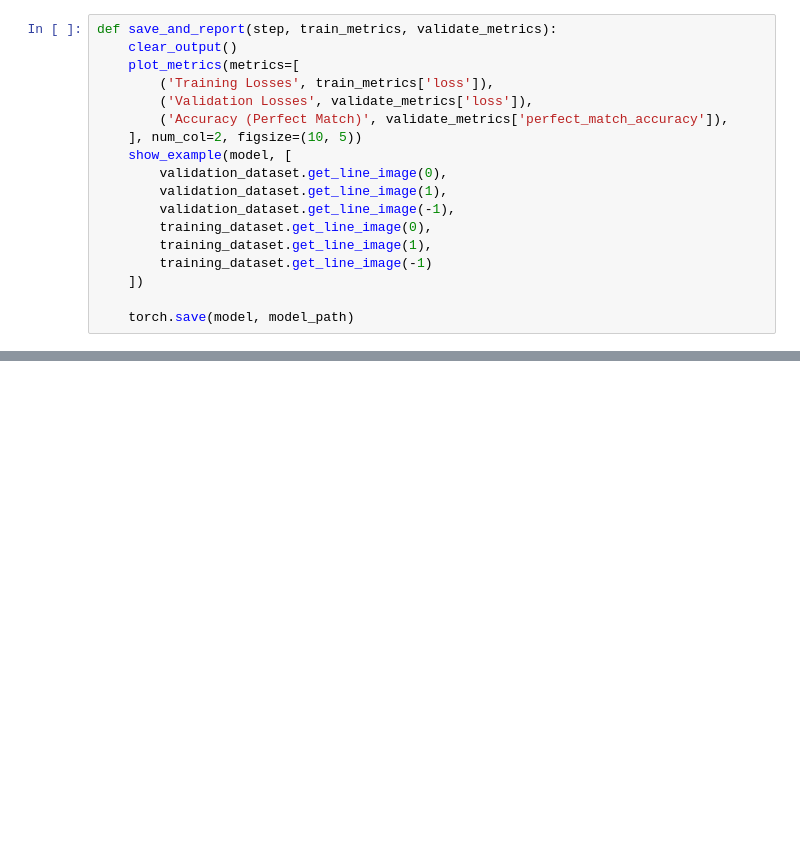
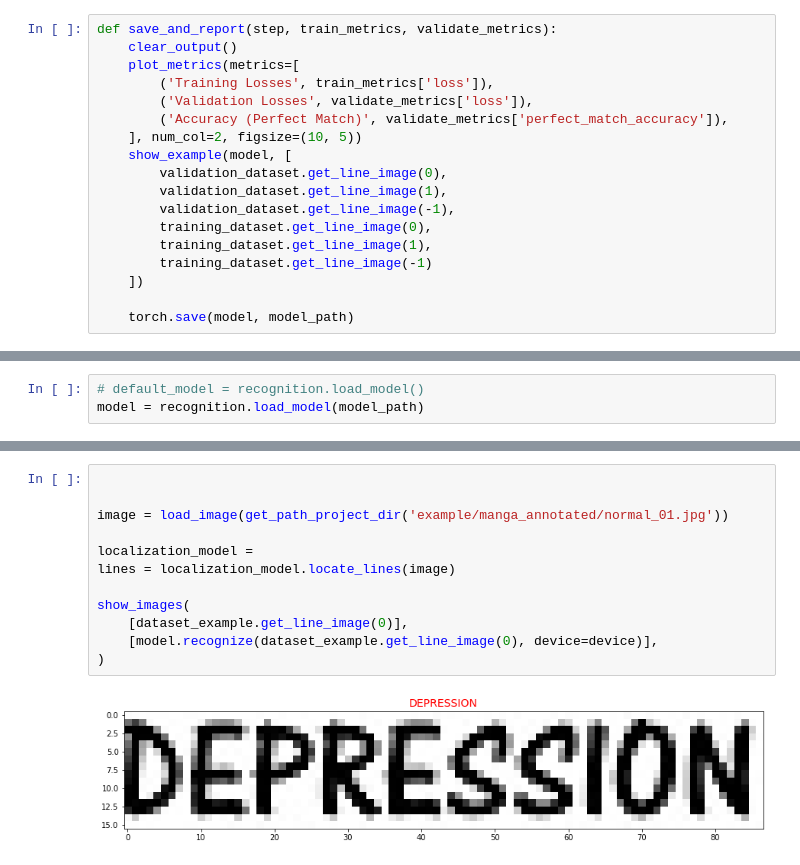
Before and after one commit to wanasit/comic-ocr, a Jupyter notebook: notebooks/Train Recognition Model (default, CRNN small).ipynb, the cells around one changed output, grey strips where cells are left out. Cells and saved outputs as stored; diff of their text form; blank space fills up the shorter version.

```diff
--- a/notebooks/Train Recognition Model (default, CRNN small).ipynb
+++ b/notebooks/Train Recognition Model (default, CRNN small).ipynb
@@ -161,0 +192,3 @@ _ = train(
+# %%
+# default_model = recognition.load_model()
+model = recognition.load_model(model_path)
@@ -161,0 +203,14 @@ _ = train(
+# %%
+
+
+image = load_image(get_path_project_dir('example/manga_annotated/normal_01.jpg'))
+
+localization_model =
+lines = localization_model.locate_lines(image)
+
+show_images(
+    [dataset_example.get_line_image(0)],
+    [model.recognize(dataset_example.get_line_image(0), device=device)],
+)
+# %% [output]
+[figure, added]
```
Also changed, not shown: parts of 16 cells of this notebook, 8 other files.
